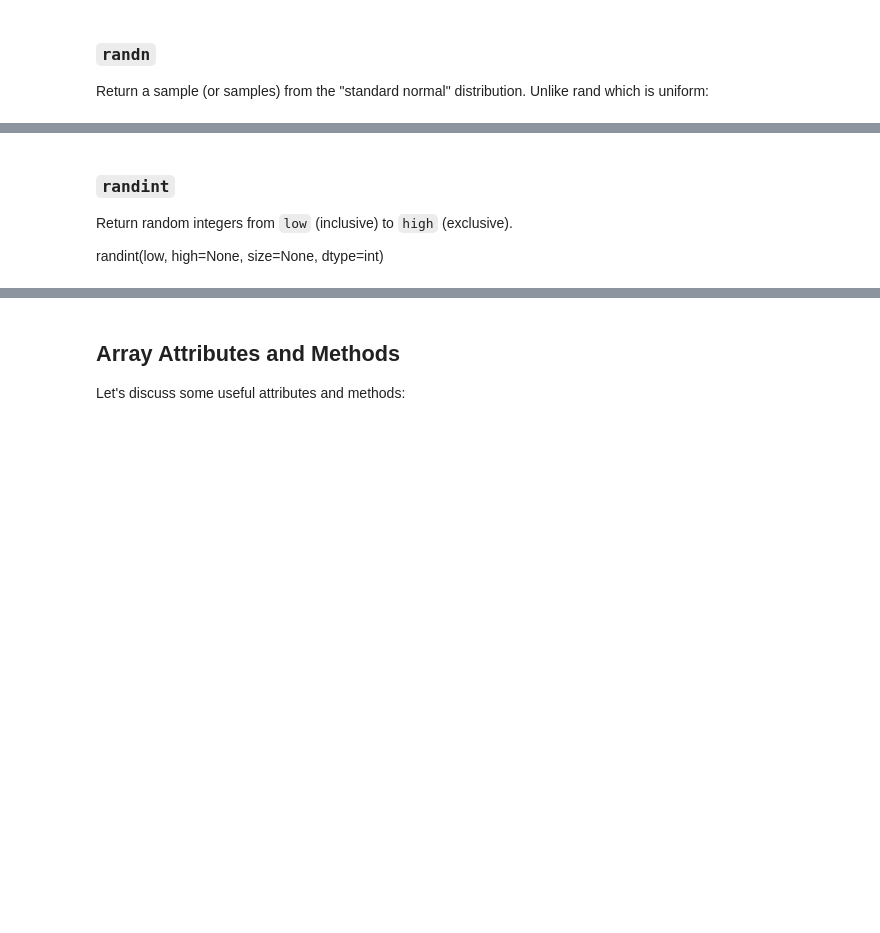
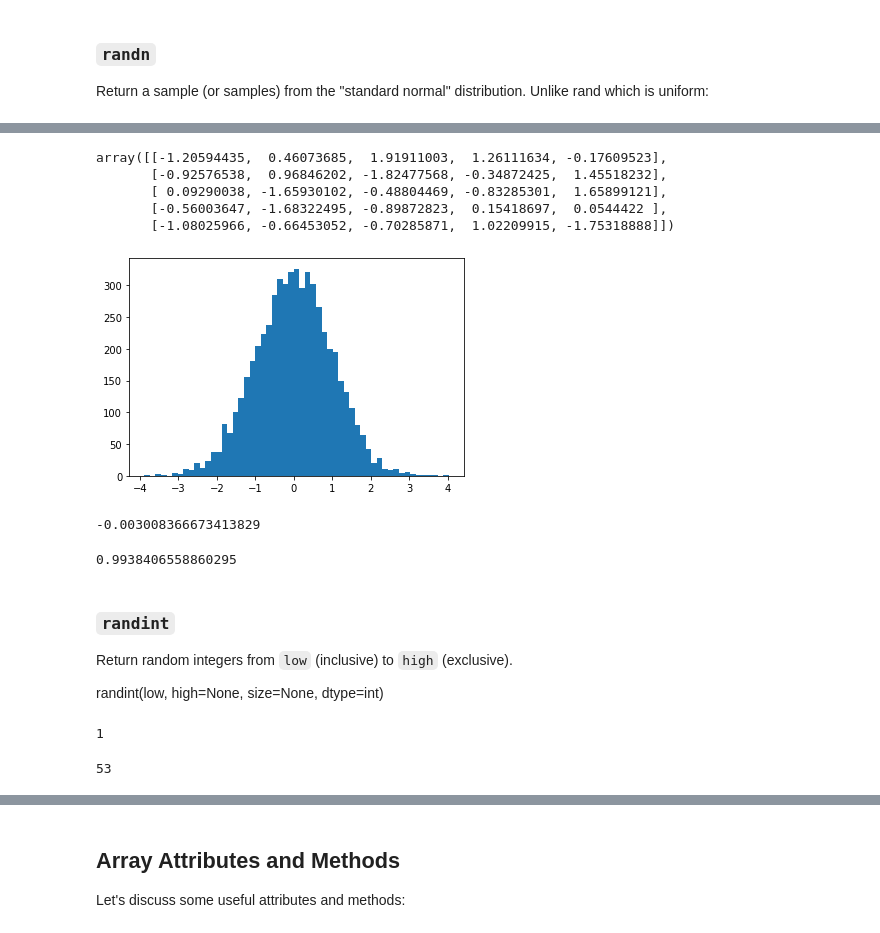
Before and after one commit to glcn35/NUMPY, a Jupyter notebook: DAwPy_S1_(Numpy_Arrays)_empty.ipynb, the cells around one changed output, grey strips where cells are left out. Saved outputs shown, nothing was run; the diff lists cells and outputs as text; code cells hidden in the pictures; blank space fills up the shorter version.

```diff
--- a/DAwPy_S1_(Numpy_Arrays)_empty.ipynb
+++ b/DAwPy_S1_(Numpy_Arrays)_empty.ipynb
@@ -97,5 +321,34 @@ Return a sample (or samples) from the "standard normal" distribution. Unlike ran
+# %%
+np.random.randn(5,5)
+# %% [output]
+array([[-1.20594435,  0.46073685,  1.91911003,  1.26111634, -0.17609523],
+       [-0.92576538,  0.96846202, -1.82477568, -0.34872425,  1.45518232],
+       [ 0.09290038, -1.65930102, -0.48804469, -0.83285301,  1.65899121],
+       [-0.56003647, -1.68322495, -0.89872823,  0.15418697,  0.0544422 ],
+       [-1.08025966, -0.66453052, -0.70285871,  1.02209915, -1.75318888]])
+# %%
+plt.hist(np.random.randn(5555), bins=55)
+plt.show()
+# %% [output]
+[figure, added]
+# %%
+np.random.randn(5555).mean()
+# %% [output]
+-0.003008366673413829
+# %%
+np.random.randn(5555).std()
+# %% [output]
+0.9938406558860295
 # %% [markdown]
 ### ``randint``
 Return random integers from `low` (inclusive) to `high` (exclusive).
 
 randint(low, high=None, size=None, dtype=int)
+# %%
+np.random.randint(10)   #0-10 arasında rastgele bir değer ama 10 dahil değil
+# %% [output]
+1
+# %%
+np.random.randint(1,100)
+# %% [output]
+53
```
Also changed, not shown: parts of 77 cells of this notebook.
